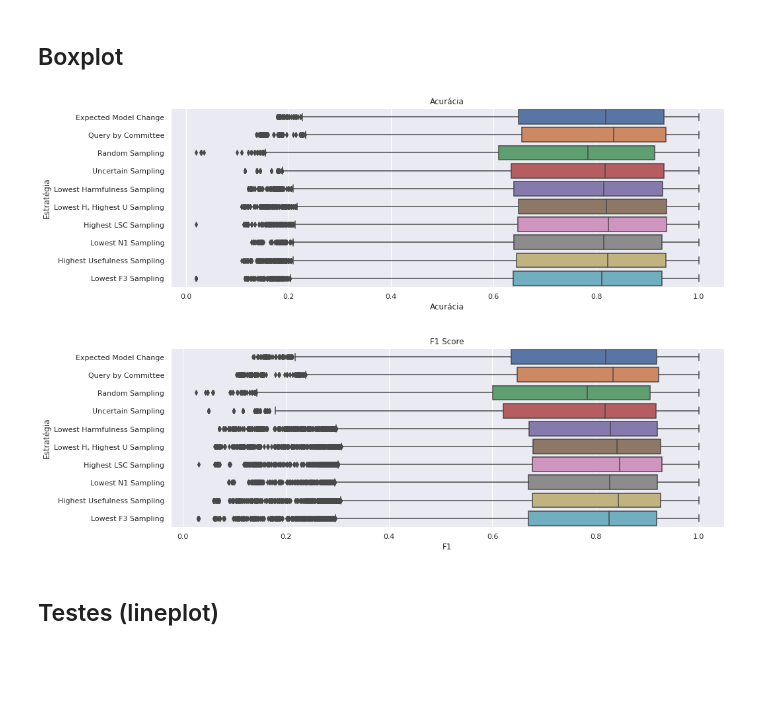
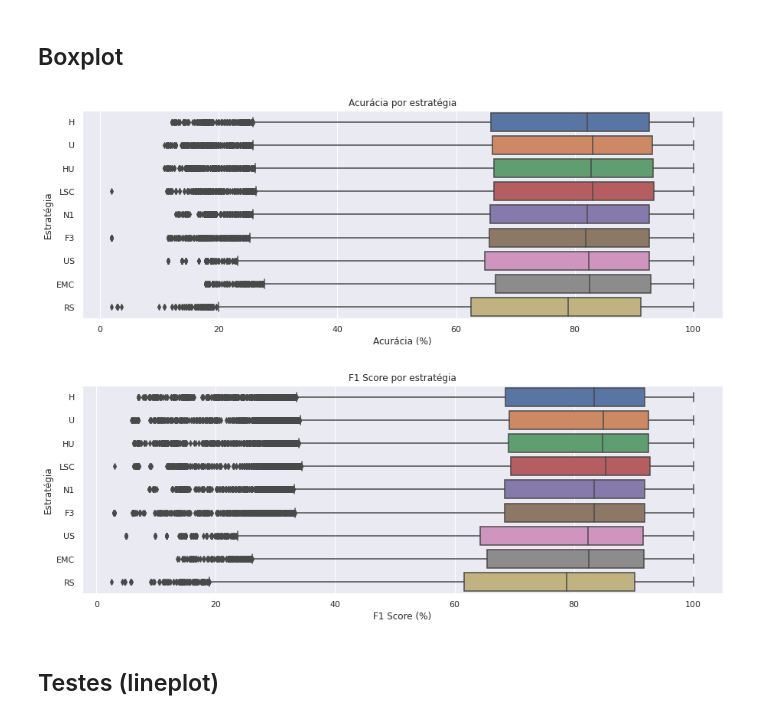
Before and after one commit to ahmoura/active_learning, a Jupyter notebook: ALIH/visualization/Viz output.ipynb, the cells around one changed output. Cells and saved outputs as stored; diff of their text form; code cells hidden in the pictures; blank space fills up the shorter version.

Commit message:
atualizando e gerando novas visualizacoes

```diff
--- a/ALIH/visualization/Viz output.ipynb
+++ b/ALIH/visualization/Viz output.ipynb
@@ -29,0 +56,2 @@ df_all = df_aux[(df_aux.dataset.isin(pyhard_datasets)) & (df_aux.strategy != "Lo
+# %%
+df_all = pd.read_csv("./compilation_values.csv")
@@ -43,4 +87,6 @@ Expected Model Change           25080
 Name: strategy, dtype: int64
+# %%
+df_all = df_all[df_all.strategy != 'QBC']
 # %%
 df_all.rename(columns={"package": "Pacote", "time_elapsed": "Tempo de execução", "classifier": "Classificador", "sample_size": "Tamanho da amostra", "strategy": "Estratégia","dataset": "Conjunto de dados", "accuracy_history": "Acurácia", "f1_history": "F1", "id_bag": "Index da bag", "cost": "Orçamento", "approach":"Abordagem"}).head(50)
 # %% [output]
@@ -145,16 +191,16 @@ df_all \
 ## Boxplot
 # %%
 sns.set(rc={'figure.figsize':(15,5)})
-ax = sns.boxplot(data=df_all, x="accuracy_history", y="strategy", orient="h") \
-.set(xlabel='Acurácia', ylabel='Estratégia', title = "Acurácia")
+ax = sns.boxplot(data=df_all, x="accuracy_history", y="strategy", orient="h", order = ["H", "U", "HU", "LSC", "N1", "F3", "US", "EMC", "RS"]) \
+.set(xlabel='Acurácia (%)', ylabel='Estratégia', title = "Acurácia por estratégia")
 # %% [output]
-[figure, old version]
+[figure, new version]
 # %%
 sns.set(rc={'figure.figsize':(15,5)})
-ax = sns.boxplot(data=df_all, x="f1_history", y="strategy", orient="h") \
-.set(xlabel='F1', ylabel='Estratégia', title = "F1 Score")
+ax = sns.boxplot(data=df_all, x="f1_history", y="strategy", orient="h", order = ["H", "U", "HU", "LSC", "N1", "F3", "US", "EMC", "RS"]) \
+.set(xlabel='F1 Score (%)', ylabel='Estratégia', title = "F1 Score por estratégia")
 # %% [output]
-[figure, old version]
+[figure, new version]
 # %% [markdown]
 ## Testes (lineplot)
 # %% [raw]
```
Also changed, not shown: parts of 64 cells of this notebook, 20 other files.
